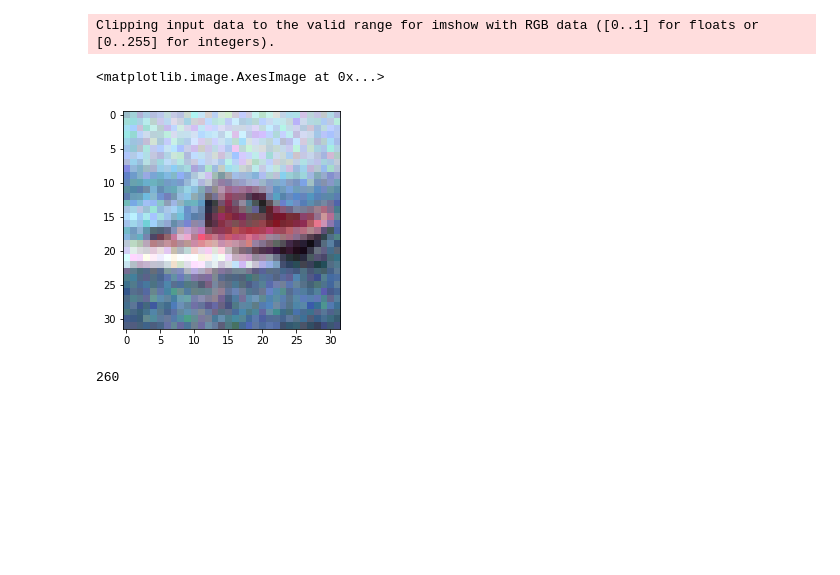
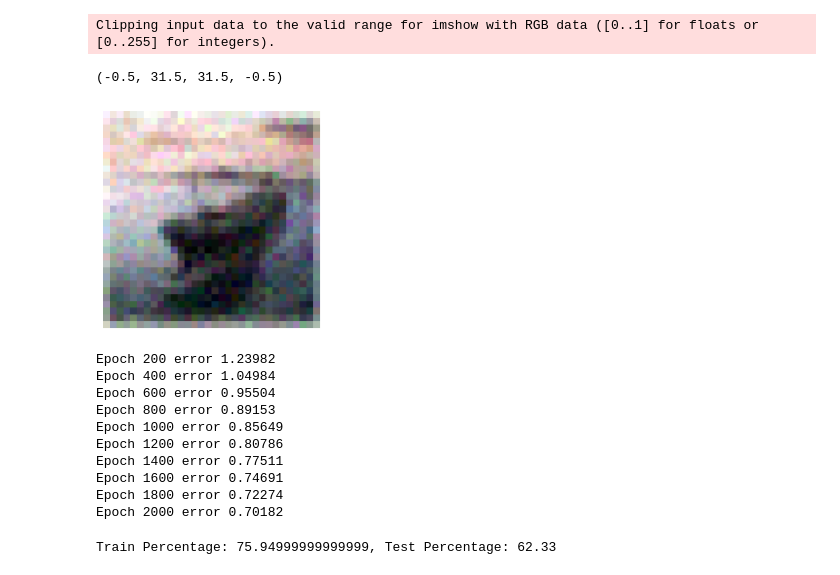
Before and after one commit to stockeh/augmented-image-classification, a Jupyter notebook: notebooks/Dolan-Noise.ipynb, the cells around one changed output. Saved outputs shown, nothing was run; the diff lists cells and outputs as text; code cells hidden in the pictures; blank space fills up the shorter version.

Commit message:
Update with Gaussian noise

```diff
--- a/notebooks/Dolan-Noise.ipynb
+++ b/notebooks/Dolan-Noise.ipynb
@@ -53,3 +85,5 @@ imshow(Xtest, Ttest)
 # %%
 ex = Xtrain[np.random.randint(len(Xtrain))]
+# %%
+ex = copy.copy(nice_image)
 # %%
@@ -60,13 +95,43 @@ plt.imshow(np.moveaxis(ex, 0, 2))
 # %%
-ex = np.random.poisson(ex * 255) / 255.0
+# ex = np.random.poisson(ex * 255) / 255.0
+# %%
+noise = np.random.normal(0, 0.05, ex.shape)
+# %%
+ex = ex + noise
 # %%
-plt.imshow(np.moveaxis(ex, 0, 2))
+plt.imshow(np.moveaxis(ex, 0, 2), interpolation='nearest')
+plt.axis('off')
 # %% [output]
 Clipping input data to the valid range for imshow with RGB data ([0..1] for floats or [0..255] for integers).
-<matplotlib.image.AxesImage at 0x...>
+(-0.5, 31.5, 31.5, -0.5)
-[figure, old version]
+[figure, new version]
-# %%
-np.max(ex)
-np.random.poisson(255)
-# %% [output]
-260
+# %%
+nnet = nnc.NeuralNetwork_Convolutional(n_channels_in_image=Xtrain.shape[1],
+                                   image_size=Xtrain.shape[2],
+                                   n_units_in_conv_layers=[25, 25, 25],
+                                   kernels_size_and_stride=[(4, 2), (5, 2), (2, 1)],
+                                   n_units_in_fc_hidden_layers=[],
+                                   classes=classes,
+                                   use_gpu=True)
+rho = 0.001
+epochs = 2000
+nnet.train(Xtrain, Ttrain, epochs, learning_rate=rho, verbose=True)
+# %% [output]
+Epoch 200 error 1.23982
+Epoch 400 error 1.04984
+Epoch 600 error 0.95504
+Epoch 800 error 0.89153
+Epoch 1000 error 0.85649
+Epoch 1200 error 0.80786
+Epoch 1400 error 0.77511
+Epoch 1600 error 0.74691
+Epoch 1800 error 0.72274
+Epoch 2000 error 0.70182
+# %%
+classes, Y    = nnet.use(Xtrain)
+train_percent = ml.percent_correct(Ttrain, classes)
+classes, Y    = nnet.use(Xtest)
+test_percent  = ml.percent_correct(Ttest, classes)
+print(f'Train Percentage: {train_percent}, Test Percentage: {test_percent}')
+# %% [output]
+Train Percentage: 75.94999999999999, Test Percentage: 62.33
```
Also changed, not shown: parts of 7 cells of this notebook.
